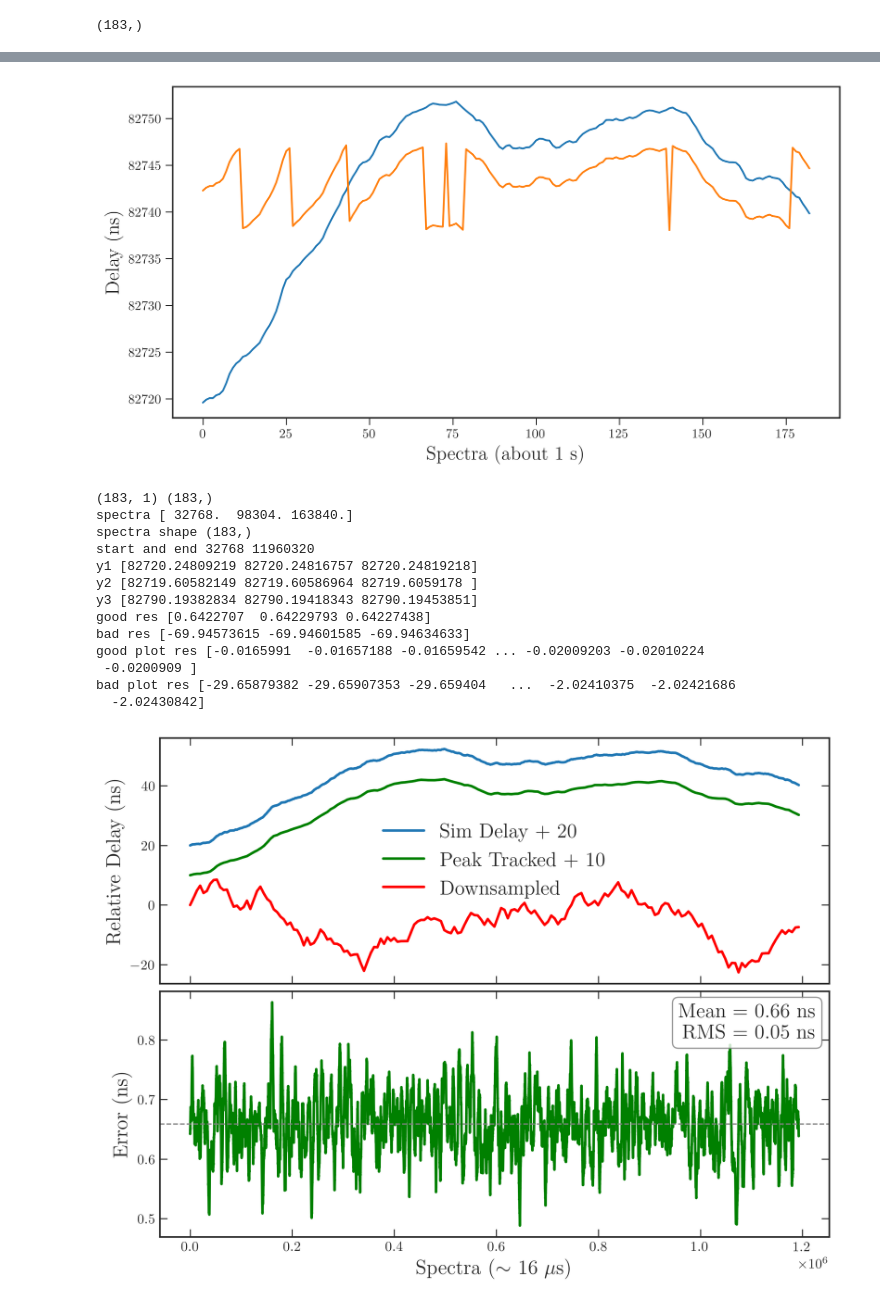
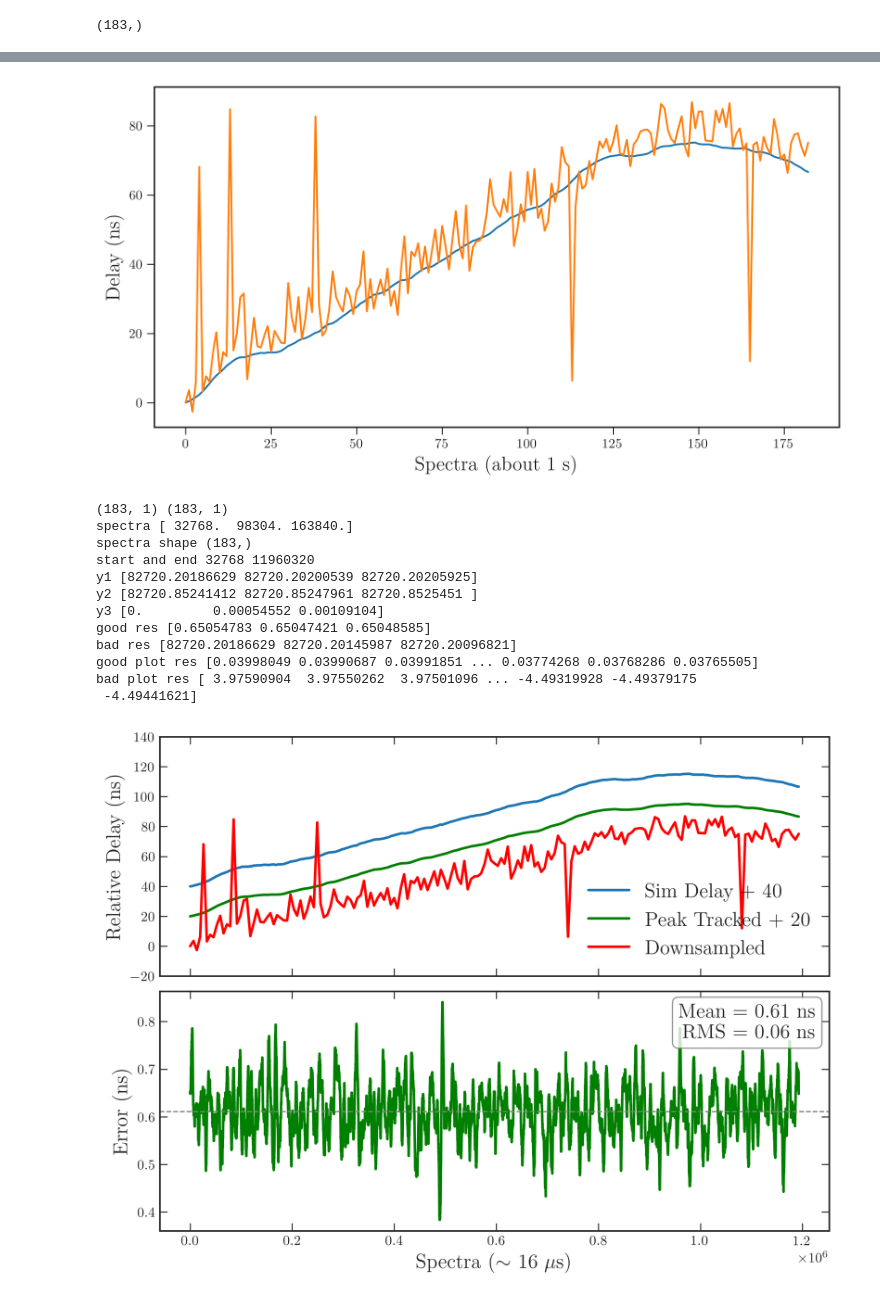
Before and after one commit to ALBATROS-Experiment/albatros_analysis, a Jupyter notebook: scripts/sim_plots.ipynb, the cells around one changed output, grey strips where cells are left out. Cells and saved outputs as stored; diff of their text form; code cells hidden in the pictures.

Commit message:
small changes to docs, finetiming debugger now works for many window analysis

```diff
--- a/scripts/sim_plots.ipynb
+++ b/scripts/sim_plots.ipynb
@@ -256,8 +256,8 @@ plt.rcParams.update({
 data_loc_single = "/project/rrg-sievers/mohanagr/albatros_test_data/spectra_1830_1840_4096_24000_0.05_1.00e-10_20260408_192234.npz"
 data_loc_multi = "/scratch/thomasb/mohan/spectra_multicarrier_1830_1890_4096_24000_0.05_1.00e-10_20260706_180425.npz"
 with np.load(data_loc_multi) as f:
-    spec1 = f["spectra1"]
-    spec2 = f["spectra2"]
+    #spec1 = f["spectra1"]
+    #spec2 = f["spectra2"]
     delays = f["delays"]*4
 # %%
 print(spec1.shape)
@@ -581,17 +583,20 @@ np.savez("/scratch/thomasb/sim_finetiming/osampvis_v2.npz",vis=osampvis,chans=os
 # %%
-d = np.load('/scratch/thomasb/sim_finetiming/delay_results.npz')
-tau_s = -d['taus_small']
-tau_0 = -d['net']
-errs = d['errs']
+path1 = '/scratch/thomasb/sim_finetiming/delay_results.npz'
+path2 = '/scratch/thomasb/sim_finetiming/delay_results_v2.npz'
+d = np.load(path2)
+tausz_carrier = -d['taus_carrier']
+tau0_carrier = -d['net_carrier']
+tausz_downc = -d['taus_downc'] + d['taus_downc'][0]
+#errs = d['errs']
 # %%
 #set global variables
 osamp = 64
 acclen = 1024
 nspec = len(delays)
-nvis = len(tau_s)
+nvis = len(tausz_carrier)
 
 #get tau data
-tau_all = tau_0 + tau_s
+taus_carrier = tau0_carrier + tausz_carrier
 
 print('total vis', nvis)
 print('total spectra from vis', nvis*osamp*acclen)
@@ -785,16 +797,16 @@ tau_downsample = -tau_downsample
 # %%
 plt.figure(figsize=(10,5))
-plt.plot(tau_all, label='actual taus')
-plt.plot(tau_downsample, label='indep downsample fits')
+plt.plot(tausz_carrier, label='actual taus')
+plt.plot(tausz_downc, label='indep downsample fits')
 plt.ylabel('Delay (ns)')
 plt.xlabel('Spectra (about 1 s)')
 plt.show()
 # %% [output]
-[figure, old version]
+[figure, new version]
 # %%
 #define the taus
-good_taus = tau_all
-bad_taus = np.unwrap(tau_downsample)
+good_taus = taus_carrier
+bad_taus = np.unwrap(tausz_downc)
 print(good_taus.shape, bad_taus.shape)
 
 #the baseband spectra that correspond to the timing solution are in the CENTER of the acclen
@@ -821,7 +833,7 @@ print('y2', y2_interp[:3])
 y3_interp = np.interp(np.arange(start, end, 10), spectra, bad_taus)
 print('y3', y3_interp[:3])
 
-res_good = y1 - y2_interp
+res_good = y2_interp - y1
 res_bad = y1 - y3_interp
 
 print('good res', res_good[:3])
@@ -833,19 +845,18 @@ res_plot_bad = res_bad - np.mean(res_bad)
 print('good plot res', res_plot_good)
 print('bad plot res', res_plot_bad)
 # %% [output]
-(183, 1) (183,)
+(183, 1) (183, 1)
 spectra [ 32768.  98304. 163840.]
 spectra shape (183,)
 start and end 32768 11960320
-y1 [82720.24809219 82720.24816757 82720.24819218]
-y2 [82719.60582149 82719.60586964 82719.6059178 ]
-y3 [82790.19382834 82790.19418343 82790.19453851]
-good res [0.6422707  0.64229793 0.64227438]
-bad res [-69.94573615 -69.94601585 -69.94634633]
-good plot res [-0.0165991  -0.01657188 -0.01659542 ... -0.02009203 -0.02010224
- -0.0200909 ]
-bad plot res [-29.65879382 -29.65907353 -29.659404   ...  -2.02410375  -2.02421686
-  -2.02430842]
+y1 [82720.20186629 82720.20200539 82720.20205925]
+y2 [82720.85241412 82720.85247961 82720.8525451 ]
+y3 [0.         0.00054552 0.00109104]
+good res [0.65054783 0.65047421 0.65048585]
+bad res [82720.20186629 82720.20145987 82720.20096821]
+good plot res [0.03998049 0.03990687 0.03991851 ... 0.03774268 0.03768286 0.03765505]
+bad plot res [ 3.97590904  3.97550262  3.97501096 ... -4.49319928 -4.49379175
+ -4.49441621]
 # %%
 fig, ax = plt.subplots(
     2, 1,
@@ -855,13 +866,15 @@ fig, ax = plt.subplots(
 )
 
 # --- delays ---
-ax[0].plot(y1 - y1[0] + 20, label="Sim Delay + 20", lw=2)
+ax[0].plot(y1 - y1[0] + 40, label="Sim Delay + 40", lw=2)
 
-ax[0].plot(y2_interp - y2_interp[0] + 10, label="Peak Tracked + 10", lw=2, color = 'green')
+ax[0].plot(y2_interp - y2_interp[0] + 20, label="Peak Tracked + 20", lw=2, color = 'green')
 
 ax[0].plot(y3_interp - y3_interp[0], label="Downsampled", lw=2, color = 'red')
 
 ax[0].set_ylabel("Relative Delay (ns)")
+ax[0].set_ylim(ymin=-20, ymax=140)
+
 ax[0].legend(frameon=False)
 
 ax[1].plot(res_good, label="Peak Tracked residual", lw=2, color='green')
@@ -872,34 +885,34 @@ ax[1].axhline(np.mean(res_good), color="gray", ls="--", lw=1)
 
 ax[1].set_xlabel(r"Spectra ($\sim$ 16 $\mu$s)")
 ax[1].set_ylabel("Error (ns)")
 #ax[1].legend(frameon=False)
 
 
 ax[1].text(
     0.98, 0.95,
     f"Mean = {np.mean(res_good):.2f} ns\n"
     f"RMS = {np.std(res_good):.2f} ns",
     transform=ax[1].transAxes,
     ha="right",
     va="top",
     bbox=dict(boxstyle="round",
             facecolor="white",
             alpha=0.8,
             edgecolor="gray")
 )
 
 for a in ax:
     a.tick_params(direction="in", top=True, right=True)
 
 plt.savefig(
     "/home/thomasb/albatros_analysis/scripts/orbcomm/paper_plots/fitted_taus.png",
     bbox_inches="tight",
     dpi=300
 )
 
 plt.show()
 # %% [output]
-[figure, old version]
+[figure, new version]
 # %%
 print((4096*5 + 200)*4)
 print('good res offset', np.mean(res_good))
```
Also changed, not shown: parts of 7 cells of this notebook, 11 other files.
